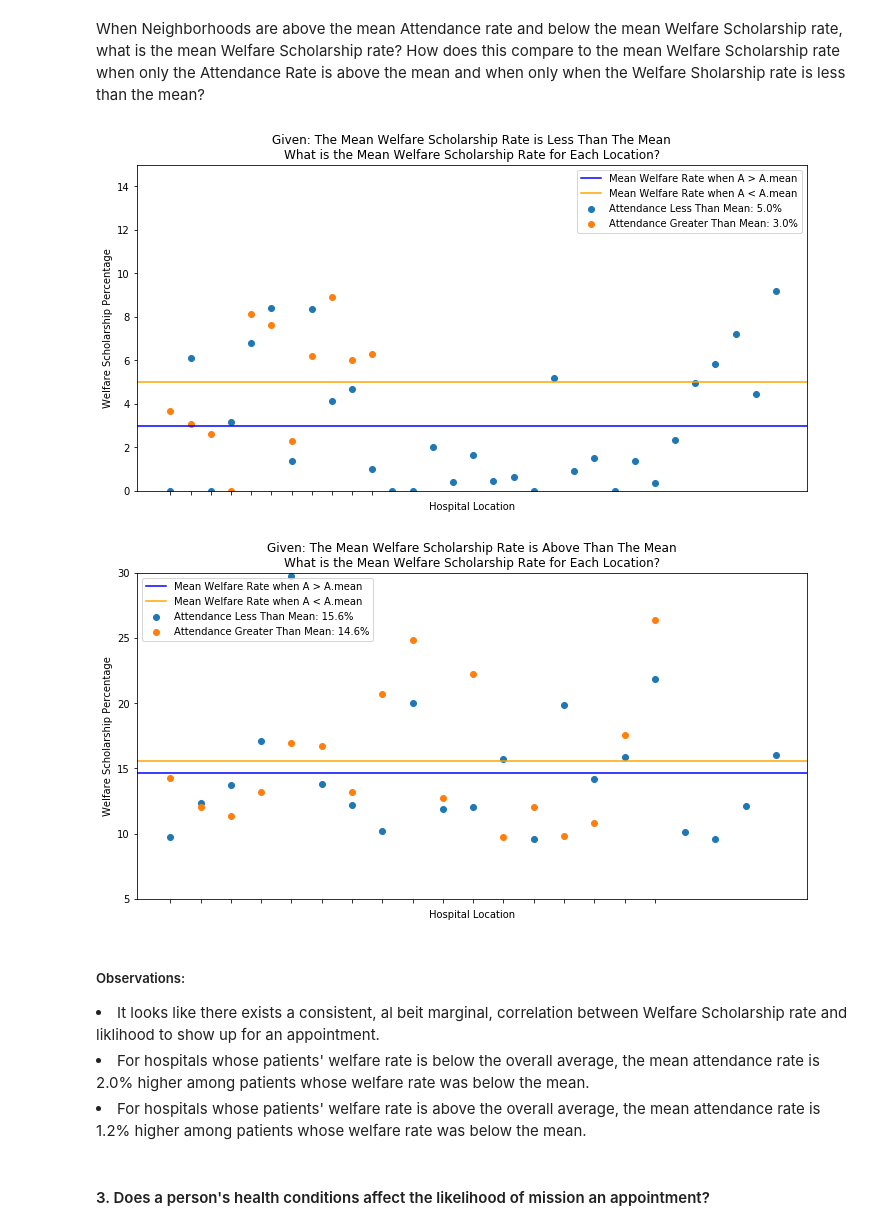
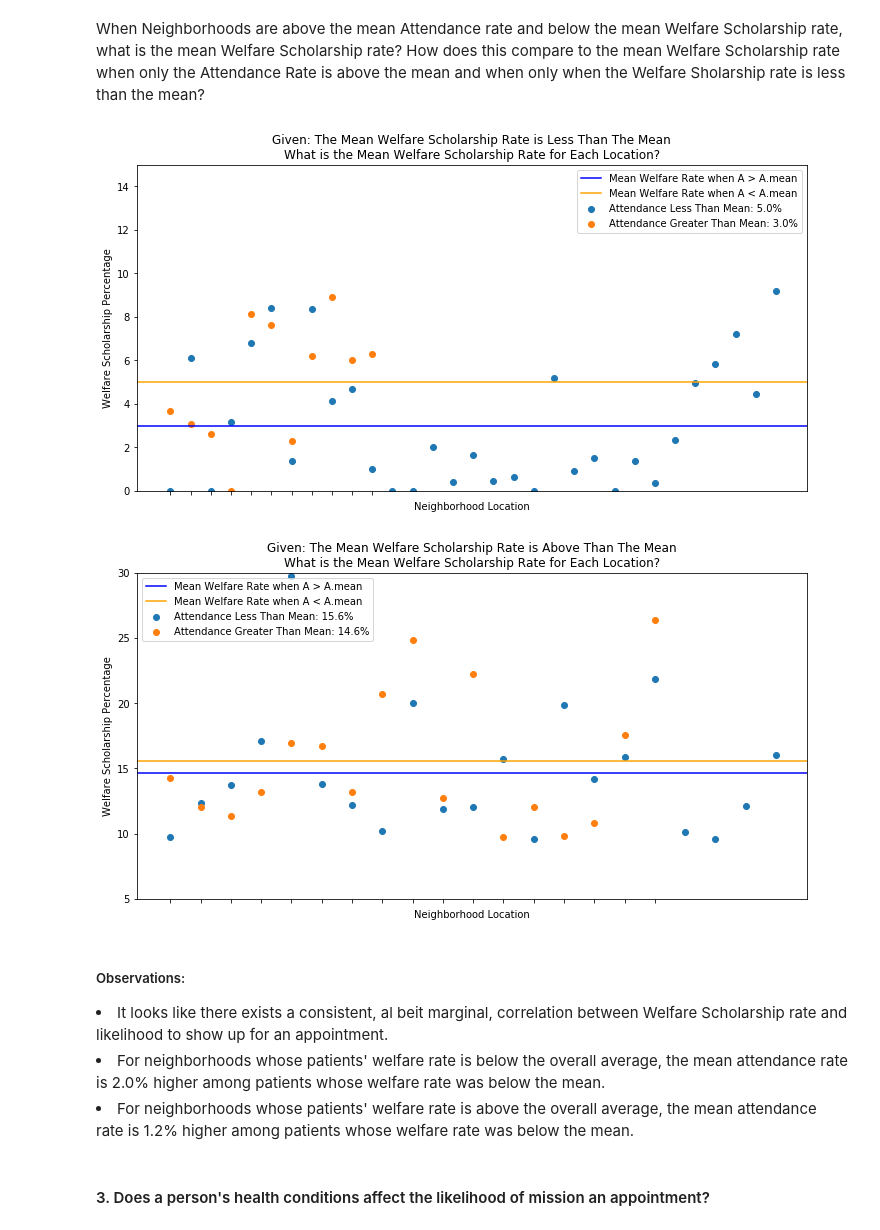
Before and after one commit to timothyshort/data_analysis, a Jupyter notebook: 03_data_analysis/project-no_show_appts/investigate-a-dataset-template.ipynb, the cells around one changed output. Saved outputs shown, nothing was run; the diff lists cells and outputs as text; code cells hidden in the pictures.

```diff
--- a/03_data_analysis/project-no_show_appts/investigate-a-dataset-template.ipynb
+++ b/03_data_analysis/project-no_show_appts/investigate-a-dataset-template.ipynb
@@ -264,25 +272,25 @@ means_W = df_neighborhoods.query('WelfareScholarship > {}'.format(welfare_mean))
 # %%
 plt.figure(figsize=(12,6))
 
 plt.axhline(y=means_Aw.mean()*100, color='blue')
 plt.axhline(y=means_aw.mean()*100, color='orange')
 
 y = means_Aw*100
 x = range(1,len(y)+1)
 plt.scatter(x,y);
 
 y = means_aw*100
 x = range(1,len(y)+1)
 plt.scatter(x,y);
 
 plt.ylim(0,15)
 plt.xticks(x, '');
 plt.title('Given: The Mean Welfare Scholarship Rate is Less Than The Mean\nWhat is the Mean Welfare Scholarship Rate for Each Location?');
 plt.ylabel('Welfare Scholarship Percentage');
-plt.xlabel('Hospital Location')
+plt.xlabel('Neighborhood Location')
 plt.legend(['Mean Welfare Rate when A > A.mean','Mean Welfare Rate when A < A.mean','Attendance Less Than Mean: {}%'.format(round(means_aw.mean()*100,1)),'Attendance Greater Than Mean: {}%'.format(round(means_Aw.mean()*100,1))]);
 # %% [output]
-[figure, old version]
+[figure, new version]
 # %%
 plt.figure(figsize=(12,6))
 
@@ -301,15 +309,15 @@ plt.ylim(5,30)
 plt.xticks(x, '');
 plt.title('Given: The Mean Welfare Scholarship Rate is Above Than The Mean\nWhat is the Mean Welfare Scholarship Rate for Each Location?');
 plt.ylabel('Welfare Scholarship Percentage');
-plt.xlabel('Hospital Location')
+plt.xlabel('Neighborhood Location')
 plt.legend(['Mean Welfare Rate when A > A.mean','Mean Welfare Rate when A < A.mean','Attendance Less Than Mean: {}%'.format(round(means_aW.mean()*100,1)),'Attendance Greater Than Mean: {}%'.format(round(means_AW.mean()*100,1))]);
 # %% [output]
-[figure, old version]
+[figure, new version]
 # %% [markdown]
 ##### Observations:
-<li>It looks like there exists a consistent, al beit marginal, correlation between Welfare Scholarship rate and liklihood to show up for an appointment.</li>
-<li>For hospitals whose patients' welfare rate is below the overall average, the mean attendance rate is 2.0% higher among patients whose welfare rate was below the mean.</li>
-<li>For hospitals whose patients' welfare rate is above the overall average, the mean attendance rate is 1.2% higher among patients whose welfare rate was below the mean.</li>
+<li>It looks like there exists a consistent, al beit marginal, correlation between Welfare Scholarship rate and likelihood to show up for an appointment.</li>
+<li>For neighborhoods whose patients' welfare rate is below the overall average, the mean attendance rate is 2.0% higher among patients whose welfare rate was below the mean.</li>
+<li>For neighborhoods whose patients' welfare rate is above the overall average, the mean attendance rate is 1.2% higher among patients whose welfare rate was below the mean.</li>
 # %% [markdown]
 #### 3. Does a person's health conditions affect the likelihood of mission an appointment?
 # %%
```
Also changed, not shown: parts of 14 cells of this notebook.
